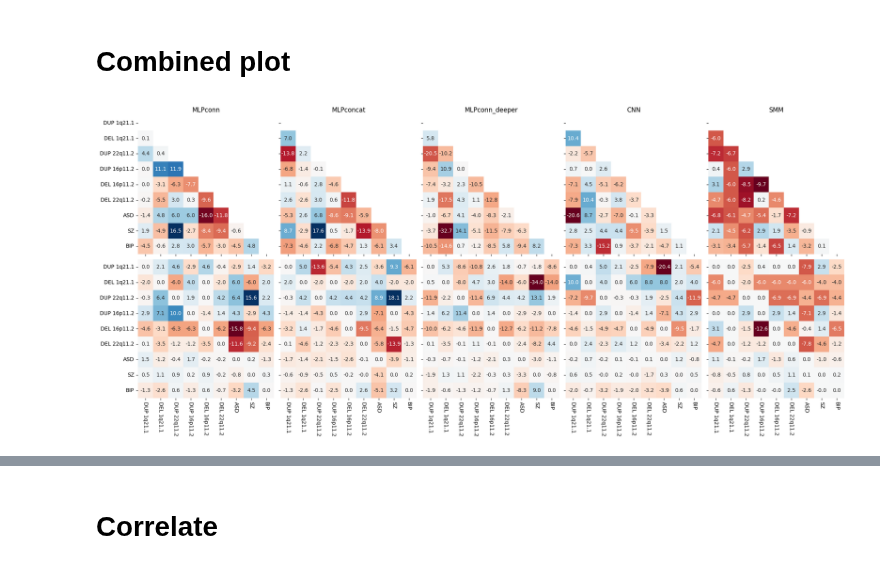
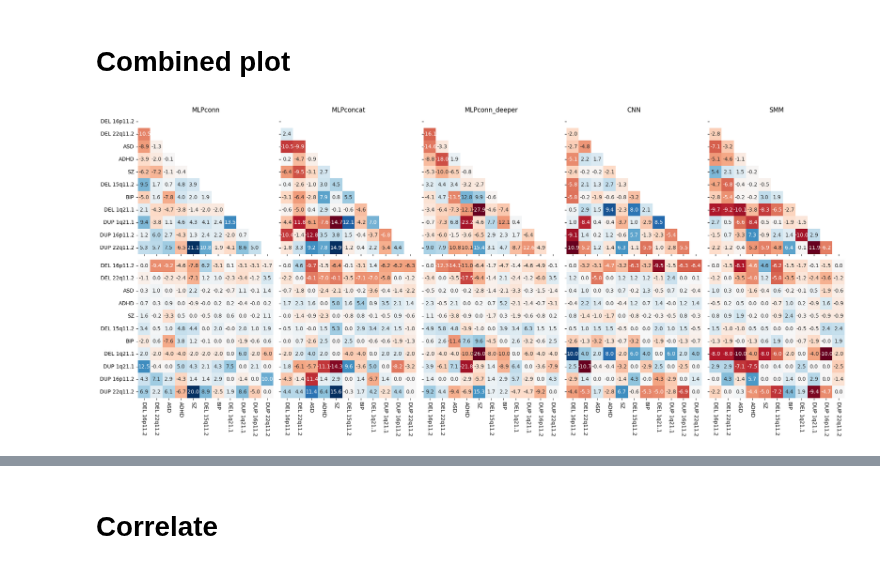
Before and after one commit to harveyaa/neuropsych_mtl, a Jupyter notebook: MTL/neg_transfer_intra.ipynb, the cells around one changed output, grey strips where cells are left out. Saved outputs shown, nothing was run; the diff lists cells and outputs as text; code cells hidden in the pictures.

```diff
--- a/MTL/neg_transfer_intra.ipynb
+++ b/MTL/neg_transfer_intra.ipynb
@@ -237,12 +222,0 @@ DEL1q21_1 DUP1q21_1 4
-# %%
-mps_single = np.zeros(len(cases))
-for case in cases:
-    p = os.path.join(p_mps_single,f'{case}')
-    final_acc = []
-    for i in range(5):
-        p_fold = os.path.join(p,f'fold_{i}')
-        file = [f for f in os.listdir(p_fold) if f[-4:]=='.csv'][0]
-        df = pd.read_csv(os.path.join(p,f'fold_{i}',file),index_col=0,header=[0,1])[case]
-        final_acc.append(df['Accuracy/test'].iloc[-1])
-
-    mps_single[case_to_idx[case]] = np.mean(final_acc)
@@ -328,3 +268,9 @@ ASD SZ 4
+# %%
+mlp_pairs = pd.DataFrame(mlp_pairs,index=cases,columns=cases)
+cnn_pairs = pd.DataFrame(cnn_pairs,index=cases,columns=cases)
+concat_pairs = pd.DataFrame(concat_pairs,index=cases,columns=cases)
+deeper_pairs = pd.DataFrame(deeper_pairs,index=cases,columns=cases)
+mps_big_pairs = pd.DataFrame(mps_big_pairs,index=cases,columns=cases)
 # %% [markdown]
 # Compare
 # %%
@@ -411,31 +419,45 @@ plt.savefig('./results_paper/neg_transfer/figures/quint_gains.png',dpi=300)
 # %%
 fig,ax = plt.subplots(2,5,figsize=(20,9),sharey=True,sharex=True)
 
 # Pair Gains
-sns.heatmap(mlp_diff + mlp_diff.transpose(),xticklabels=labels,yticklabels=labels,annot=True,cmap='RdBu',cbar=False,ax=ax[0,0],center=0,fmt='.1f',mask = np.triu(np.ones((9,9))))
-sns.heatmap(concat_diff + concat_diff.transpose(),xticklabels=labels,yticklabels=labels,annot=True,cmap='RdBu',cbar=False,ax=ax[0,1],center=0,fmt='.1f',mask = np.triu(np.ones((9,9))))
-sns.heatmap(deeper_diff + deeper_diff.transpose(),xticklabels=labels,yticklabels=labels,annot=True,cmap='RdBu',cbar=False,ax=ax[0,2],center=0,fmt='.1f',mask = np.triu(np.ones((9,9))))
-sns.heatmap(cnn_diff + cnn_diff.transpose(),xticklabels=labels,yticklabels=labels,annot=True,cmap='RdBu',cbar=False,ax=ax[0,3],center=0,fmt='.1f',mask = np.triu(np.ones((9,9))))
-sns.heatmap(mps_big_diff + mps_big_diff.transpose(),xticklabels=labels,yticklabels=labels,annot=True,cmap='RdBu',cbar=False,ax=ax[0,4],center=0,fmt='.1f',mask = np.triu(np.ones((9,9))))
+sns.heatmap(mlp_diff.loc[clabels_mlp_order,clabels_mlp_order] + mlp_diff.loc[clabels_mlp_order,clabels_mlp_order].transpose(),
+            annot=True,cmap='RdBu',cbar=False,ax=ax[0,0],center=0,fmt='.1f',mask = np.triu(np.ones((11,11))))
+sns.heatmap(concat_diff.loc[clabels_mlp_order,clabels_mlp_order] + concat_diff.loc[clabels_mlp_order,clabels_mlp_order].transpose(),
+            annot=True,cmap='RdBu',cbar=False,ax=ax[0,1],center=0,fmt='.1f',mask = np.triu(np.ones((11,11))))
+sns.heatmap(deeper_diff.loc[clabels_mlp_order,clabels_mlp_order] + deeper_diff.loc[clabels_mlp_order,clabels_mlp_order].transpose(),
+            annot=True,cmap='RdBu',cbar=False,ax=ax[0,2],center=0,fmt='.1f',mask = np.triu(np.ones((11,11))))
+sns.heatmap(cnn_diff.loc[clabels_mlp_order,clabels_mlp_order] + cnn_diff.loc[clabels_mlp_order,clabels_mlp_order].transpose(),
+            annot=True,cmap='RdBu',cbar=False,ax=ax[0,3],center=0,fmt='.1f',mask = np.triu(np.ones((11,11))))
+sns.heatmap(mps_big_diff.loc[clabels_mlp_order,clabels_mlp_order] + mps_big_diff.loc[clabels_mlp_order,clabels_mlp_order].transpose(),
+            annot=True,cmap='RdBu',cbar=False,ax=ax[0,4],center=0,fmt='.1f',mask = np.triu(np.ones((11,11))))
 
 # Full pairwise
-sns.heatmap(mlp_diff,xticklabels=labels,yticklabels=labels,annot=True,cmap='RdBu',cbar=False,ax=ax[1,0],center=0,fmt='.1f')
-sns.heatmap(concat_diff,xticklabels=labels,yticklabels=labels,annot=True,cmap='RdBu',cbar=False,ax=ax[1,1],center=0,fmt='.1f')
-sns.heatmap(deeper_diff,xticklabels=labels,yticklabels=labels,annot=True,cmap='RdBu',cbar=False,ax=ax[1,2],center=0,fmt='.1f')
-sns.heatmap(cnn_diff,xticklabels=labels,yticklabels=labels,annot=True,cmap='RdBu',cbar=False,ax=ax[1,3],center=0,fmt='.1f')
-sns.heatmap(mps_big_diff,xticklabels=labels,yticklabels=labels,annot=True,cmap='RdBu',cbar=False,ax=ax[1,4],center=0,fmt='.1f')
+sns.heatmap(mlp_diff.loc[clabels_mlp_order,clabels_mlp_order],annot=True,cmap='RdBu',cbar=False,ax=ax[1,0],center=0,fmt='.1f')
+sns.heatmap(concat_diff.loc[clabels_mlp_order,clabels_mlp_order],annot=True,cmap='RdBu',cbar=False,ax=ax[1,1],center=0,fmt='.1f')
+sns.heatmap(deeper_diff.loc[clabels_mlp_order,clabels_mlp_order],annot=True,cmap='RdBu',cbar=False,ax=ax[1,2],center=0,fmt='.1f')
+sns.heatmap(cnn_diff.loc[clabels_mlp_order,clabels_mlp_order],annot=True,cmap='RdBu',cbar=False,ax=ax[1,3],center=0,fmt='.1f')
+sns.heatmap(mps_big_diff.loc[clabels_mlp_order,clabels_mlp_order],annot=True,cmap='RdBu',cbar=False,ax=ax[1,4],center=0,fmt='.1f')
+
 ax[0,0].set_title('MLPconn')
 ax[0,1].set_title('MLPconcat')
 ax[0,2].set_title('MLPconn_deeper')
 ax[0,3].set_title('CNN')
 ax[0,4].set_title('SMM')
 
 ax[1,0].set_xticklabels(labels,rotation=270)
 ax[1,1].set_xticklabels(labels,rotation=270)
 ax[1,2].set_xticklabels(labels,rotation=270)
 ax[1,3].set_xticklabels(labels,rotation=270)
 ax[1,4].set_xticklabels(labels,rotation=270)
+
+ax[0,0].set_yticklabels(labels_mlp_order)
+ax[1,0].set_yticklabels(labels_mlp_order)
+ax[1,0].set_xticklabels(labels_mlp_order,rotation=270)
+ax[1,1].set_xticklabels(labels_mlp_order,rotation=270)
+ax[1,2].set_xticklabels(labels_mlp_order,rotation=270)
+ax[1,3].set_xticklabels(labels_mlp_order,rotation=270)
+ax[1,4].set_xticklabels(labels_mlp_order,rotation=270)
 plt.tight_layout(pad=1)
-plt.savefig('./results_paper/neg_transfer/figures/quint_two_row_comparison.png',dpi=300)
+plt.savefig('./results_paper/pairs/figures/quint_two_row_comparison.png',dpi=300)
 # %% [output]
-[figure, old version]
+[figure, new version]
```
Also changed, not shown: parts of 36 cells of this notebook, 5 other files.
